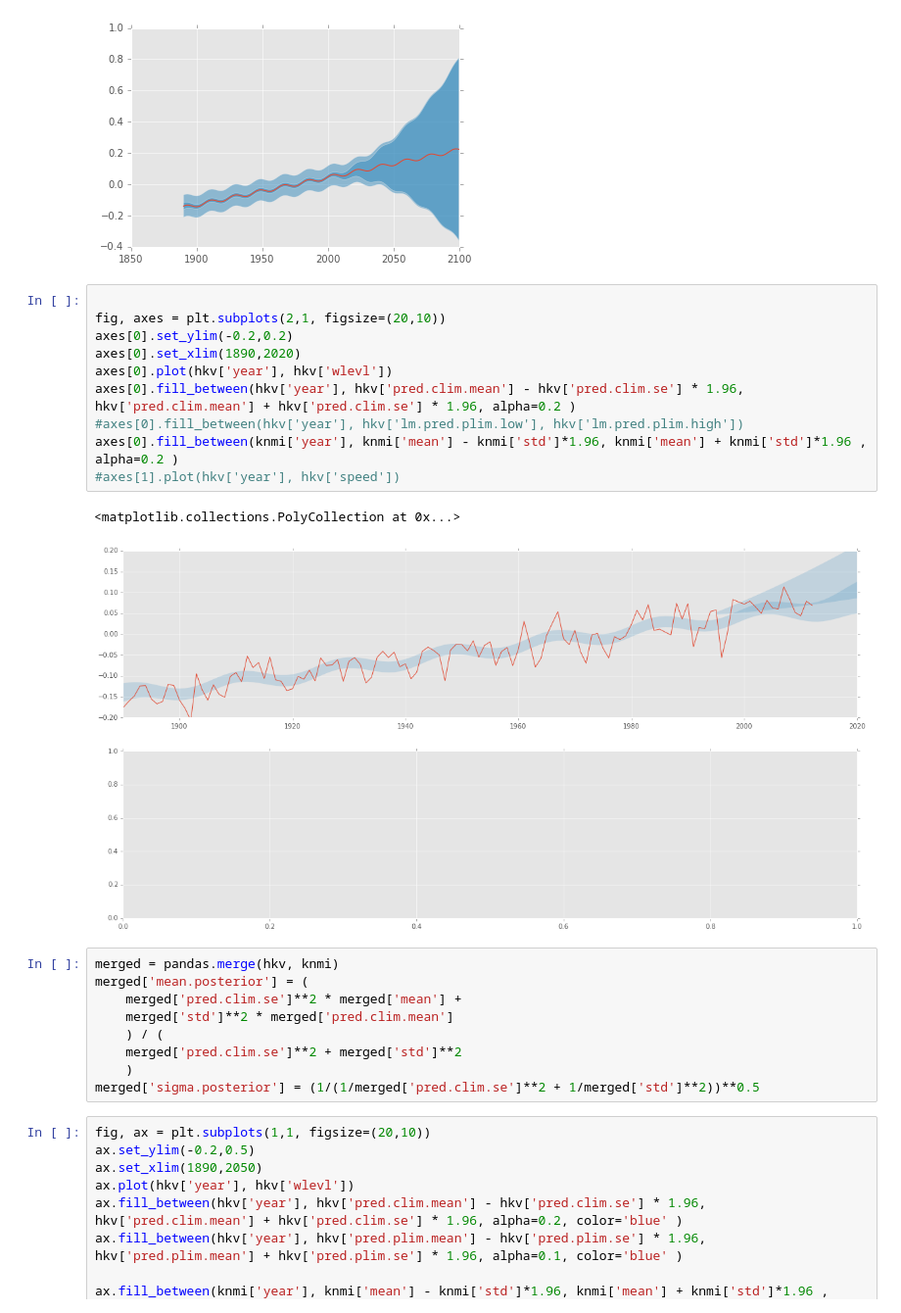
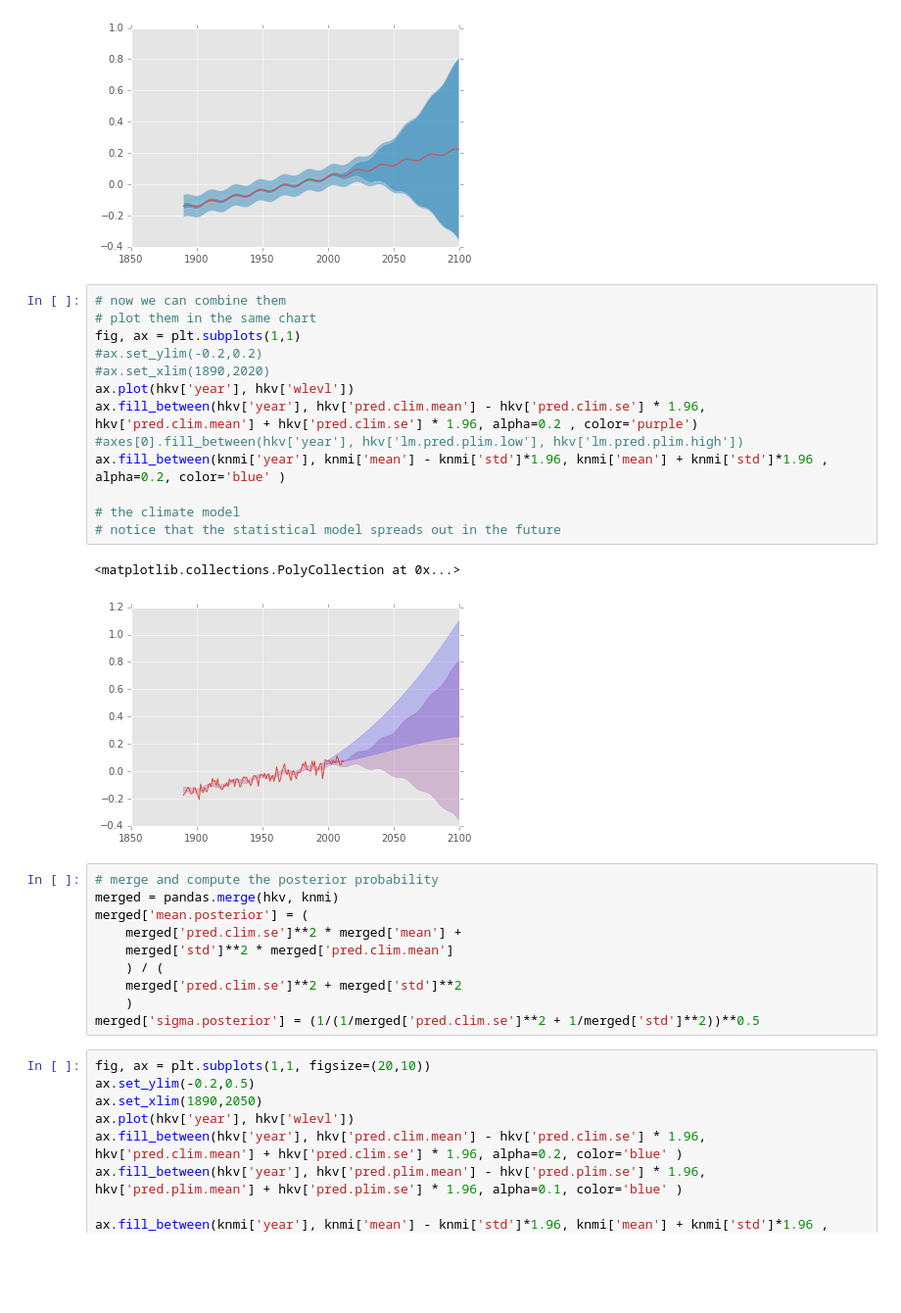
Before and after one commit to openearth/notebooks, a Jupyter notebook: modelaveraging.ipynb, the cells around one changed output. Shown at 98% size. Cells and saved outputs as stored; diff of their text form; blank space fills up the shorter version.

```diff
--- a/modelaveraging.ipynb
+++ b/modelaveraging.ipynb
@@ -233,19 +255,23 @@ plt.fill_between(hkv['year'], hkv['pred.clim.mean'] - hkv['pred.clim.se'] *1.96
 <matplotlib.collections.PolyCollection at 0x...>
 [figure]
 # %%
+# now we can combine them
+# plot them in the same chart
+fig, ax = plt.subplots(1,1)
+#ax.set_ylim(-0.2,0.2)
+#ax.set_xlim(1890,2020)
+ax.plot(hkv['year'], hkv['wlevl'])
+ax.fill_between(hkv['year'], hkv['pred.clim.mean'] - hkv['pred.clim.se'] * 1.96, hkv['pred.clim.mean'] + hkv['pred.clim.se'] * 1.96, alpha=0.2 , color='purple')
+#axes[0].fill_between(hkv['year'], hkv['lm.pred.plim.low'], hkv['lm.pred.plim.high'])
+ax.fill_between(knmi['year'], knmi['mean'] - knmi['std']*1.96, knmi['mean'] + knmi['std']*1.96 , alpha=0.2, color='blue' )
 
-fig, axes = plt.subplots(2,1, figsize=(20,10))
-axes[0].set_ylim(-0.2,0.2)
-axes[0].set_xlim(1890,2020)
-axes[0].plot(hkv['year'], hkv['wlevl'])
-axes[0].fill_between(hkv['year'], hkv['pred.clim.mean'] - hkv['pred.clim.se'] * 1.96, hkv['pred.clim.mean'] + hkv['pred.clim.se'] * 1.96, alpha=0.2 )
-#axes[0].fill_between(hkv['year'], hkv['lm.pred.plim.low'], hkv['lm.pred.plim.high'])
-axes[0].fill_between(knmi['year'], knmi['mean'] - knmi['std']*1.96, knmi['mean'] + knmi['std']*1.96 , alpha=0.2 )
-#axes[1].plot(hkv['year'], hkv['speed'])
+# the climate model
+# notice that the statistical model spreads out in the future
 # %% [output]
 <matplotlib.collections.PolyCollection at 0x...>
-[figure, old version]
+[figure, new version]
 # %%
+# merge and compute the posterior probability
 merged = pandas.merge(hkv, knmi)
 merged['mean.posterior'] = (
     merged['pred.clim.se']**2 * merged['mean'] +
```
Also changed, not shown: parts of 21 cells of this notebook.
